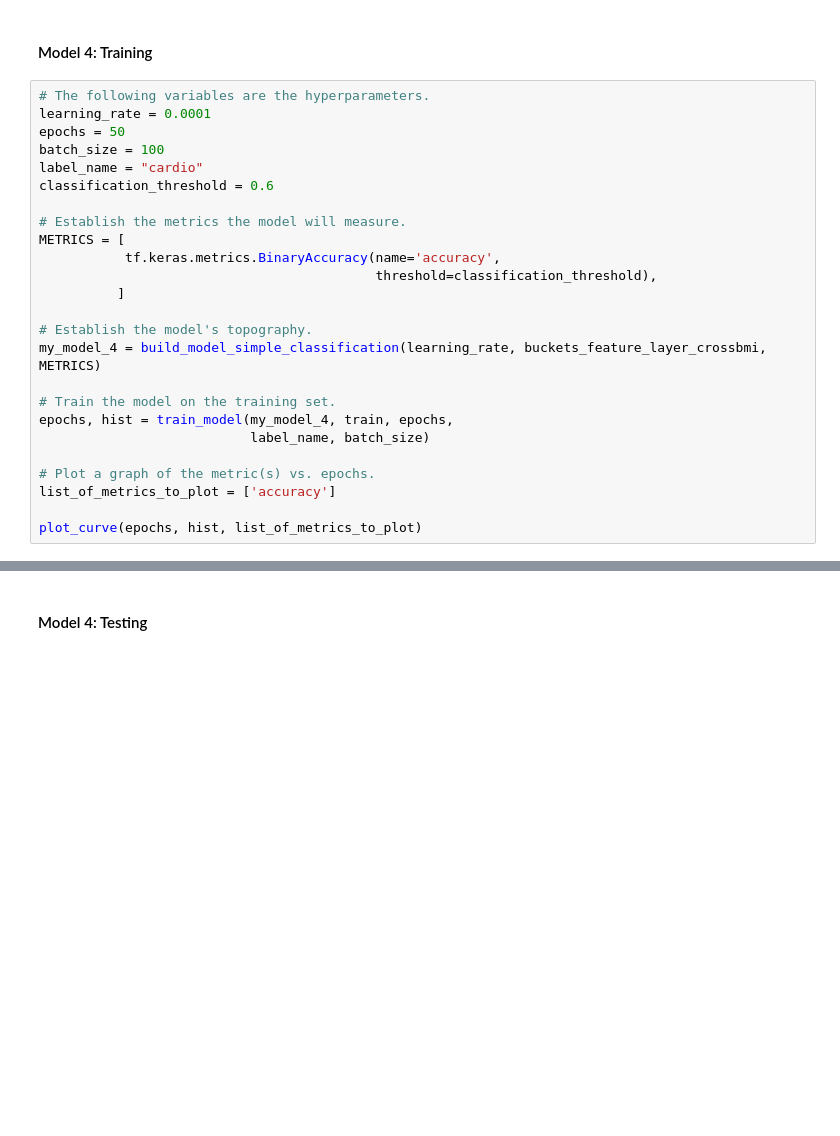
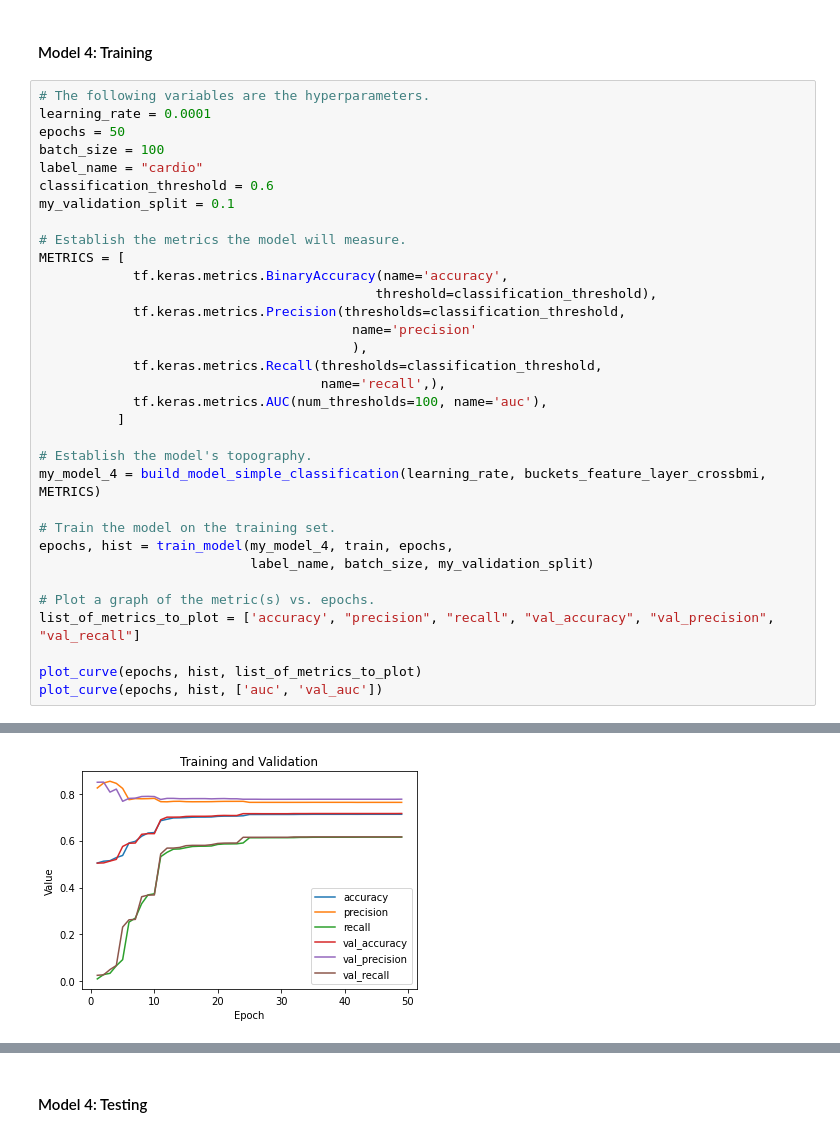
Before and after one commit to reyhanalemmario/bangkit, a Jupyter notebook: first_project.ipynb, the cells around one changed output, grey strips where cells are left out. Drawn from its saved outputs; the diff is of its cells as text; blank space fills up the shorter version.

```diff
--- a/first_project.ipynb
+++ b/first_project.ipynb
@@ -999,11 +1124,18 @@ epochs = 50
 batch_size = 100
 label_name = "cardio"
 classification_threshold = 0.6
+my_validation_split = 0.1
 
 # Establish the metrics the model will measure.
 METRICS = [
-           tf.keras.metrics.BinaryAccuracy(name='accuracy',
+            tf.keras.metrics.BinaryAccuracy(name='accuracy',
                                            threshold=classification_threshold),
+            tf.keras.metrics.Precision(thresholds=classification_threshold,
+                                        name='precision'
+                                        ),
+            tf.keras.metrics.Recall(thresholds=classification_threshold,
+                                    name='recall',),
+            tf.keras.metrics.AUC(num_thresholds=100, name='auc'),
           ]
 
 # Establish the model's topography.
@@ -1011,9 +1143,11 @@ my_model_4 = build_model_simple_classification(learning_rate, buckets_feature_la
 
 # Train the model on the training set.
 epochs, hist = train_model(my_model_4, train, epochs,
-                           label_name, batch_size)
+                           label_name, batch_size, my_validation_split)
 
 # Plot a graph of the metric(s) vs. epochs.
-list_of_metrics_to_plot = ['accuracy']
+list_of_metrics_to_plot = ['accuracy', "precision", "recall", "val_accuracy", "val_precision", "val_recall"]
 
 plot_curve(epochs, hist, list_of_metrics_to_plot)
+plot_curve(epochs, hist, ['auc', 'val_auc'])
+# %% [output]
@@ -1019,0 +1171 @@ plot_curve(epochs, hist, list_of_metrics_to_plot)
+[figure, added]
```
Also changed, not shown: parts of 37 cells of this notebook.
